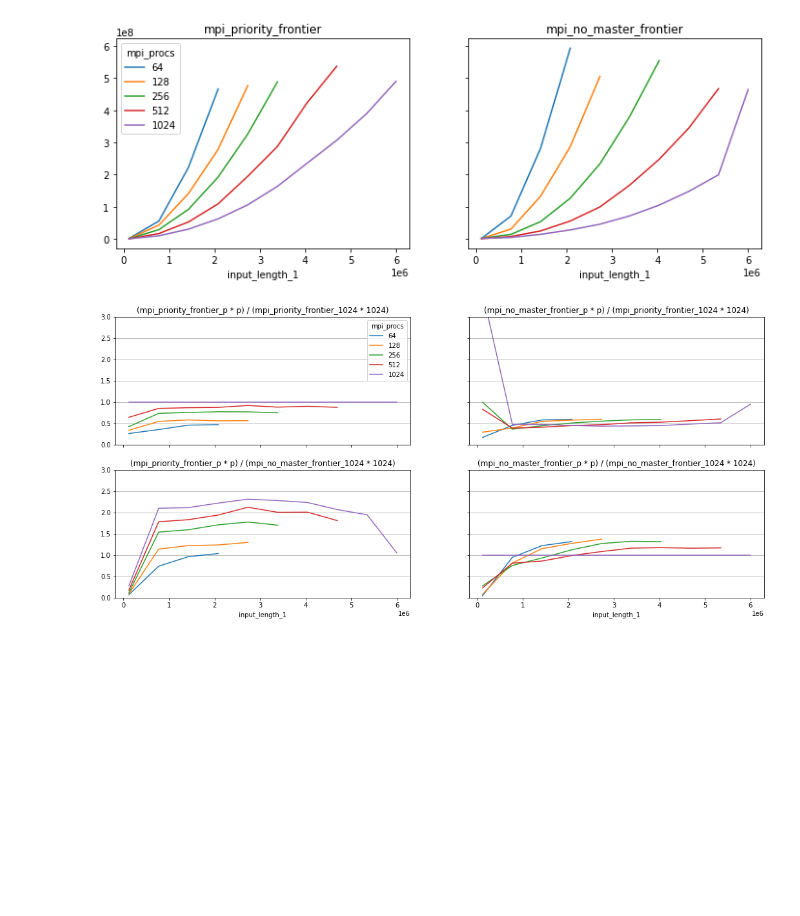
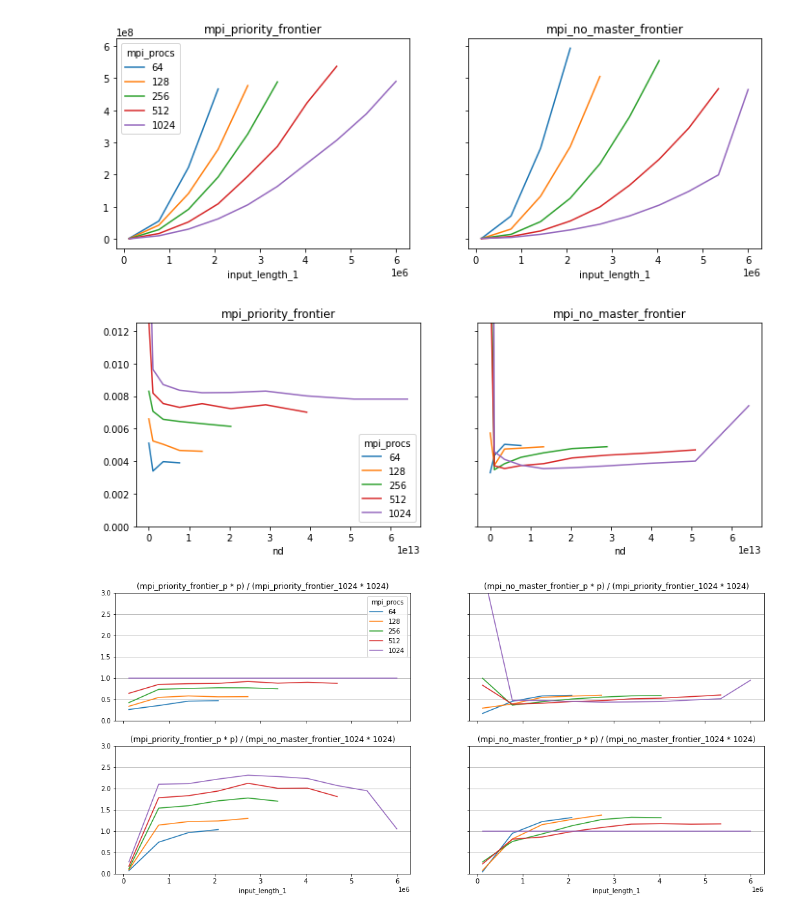
Before and after one commit to tehwalris/mpi-myers-diff, a Jupyter notebook: notebooks/benchmark-analysis-euler-presentation/independent_large.ipynb, the cells around one changed output. Drawn from its saved outputs; the diff is of its cells as text; code cells hidden in the pictures; blank space fills up the shorter version.

Commit message:
Plot spread of timings

```diff
--- a/notebooks/benchmark-analysis-euler-presentation/independent_large.ipynb
+++ b/notebooks/benchmark-analysis-euler-presentation/independent_large.ipynb
@@ -20,8 +20,9 @@ benchmark_results.sample(5)
 | 4 | 1 | independent | 773333 | 1 | 0 | ... |
 | 0 | 0 | independent | 120000 | 1 | 0 | ... |
 # %%
-def prepare_plot_data(filter_cb, index):
+def prepare_plot_data(filter_cb, index, map_cb = lambda temp: temp):
     temp = benchmark_results.copy()
+    temp = map_cb(temp)
     temp['mpi_procs'] = temp['mpi_procs'].fillna('sequential')
     temp = temp.groupby(['generation_config_i', 'mpi_procs', 'diff_program']).min()
     temp = filter_cb(temp)
@@ -41,6 +42,23 @@ for diff_program_i, diff_program in enumerate(['mpi_priority_frontier', 'mpi_no_
     temp.plot(ax=ax[diff_program_i], legend=(diff_program_i == 0), title=diff_program);
 # %% [output]
 [figure]
+# %%
+def map_data_for_plot(temp):
+    temp['nd'] = temp['input_length_1'] * temp['min_edit_length']
+    temp['micros_until_len'] = temp['micros_until_len'] * temp['mpi_procs'].fillna(1) / temp['nd']
+    return temp
+
+fig, ax = plt.subplots(1, 2, figsize=(12, 4), sharex=True, sharey=True)
+for diff_program_i, diff_program in enumerate(['mpi_priority_frontier', 'mpi_no_master_frontier']):
+    temp = prepare_plot_data(
+        lambda temp: temp[(temp.index.get_level_values('diff_program') == diff_program) & (temp['input_strategy'] == 'independent')],
+        'nd',
+        map_data_for_plot,
+    )
+    temp = temp.droplevel('diff_program')
+    temp.plot(ax=ax[diff_program_i], legend=(diff_program_i == 0), title=diff_program, ylim=(0, 0.0125));
+# %% [output]
+[figure, added]
 # %%
 reference_cores = 1024
 
```
Also changed, not shown: 1 other file.
